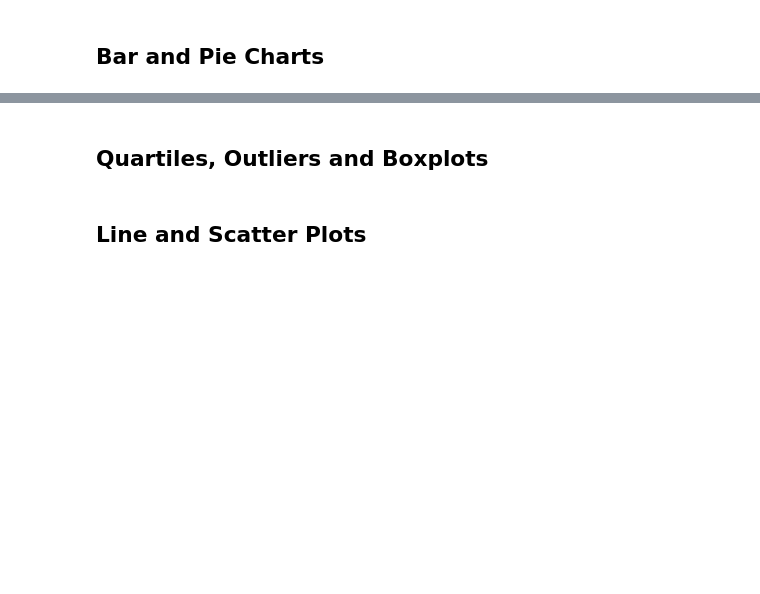
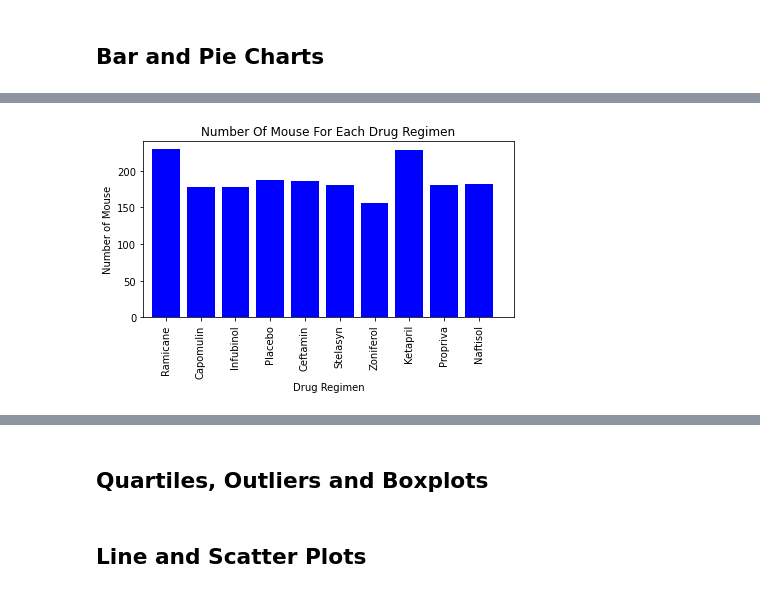
Before and after one commit to davidsalim86/Treatment-for-SCC-Matplotlib, a Jupyter notebook: Pymaceuticals/pymaceuticals_report.ipynb, the cells around one changed output, grey strips where cells are left out. Drawn from its saved outputs; the diff is of its cells as text; code cells hidden in the pictures; blank space fills up the shorter version.

```diff
--- a/Pymaceuticals/pymaceuticals_report.ipynb
+++ b/Pymaceuticals/pymaceuticals_report.ipynb
@@ -89,0 +141,15 @@ len(cleaned_df["Mouse ID"])
+# %%
+# Generate a bar plot showing the total number of mice for each treatment throughout the course of the study using pyplot.
+x_axis = np.arange(0,len(mice_number))
+regimen = combined_df ["Drug Regimen"].drop_duplicates()
+plt.bar(x_axis,mice_number,align="center",color="b", alpha =1)
+plt.xticks(x_axis, regimen, rotation = "vertical")
+plt.title("Number Of Mouse For Each Drug Regimen")
+plt.xlabel("Drug Regimen")
+plt.ylabel("Number of Mouse")
+plt.xlim(-0.65, len(x_axis))
+plt.ylim(0, max(mice_number)+10)
+plt.tight_layout()
+plt.show()
+# %% [output]
+[figure, added]
```
Also changed, not shown: parts of 8 cells of this notebook.
